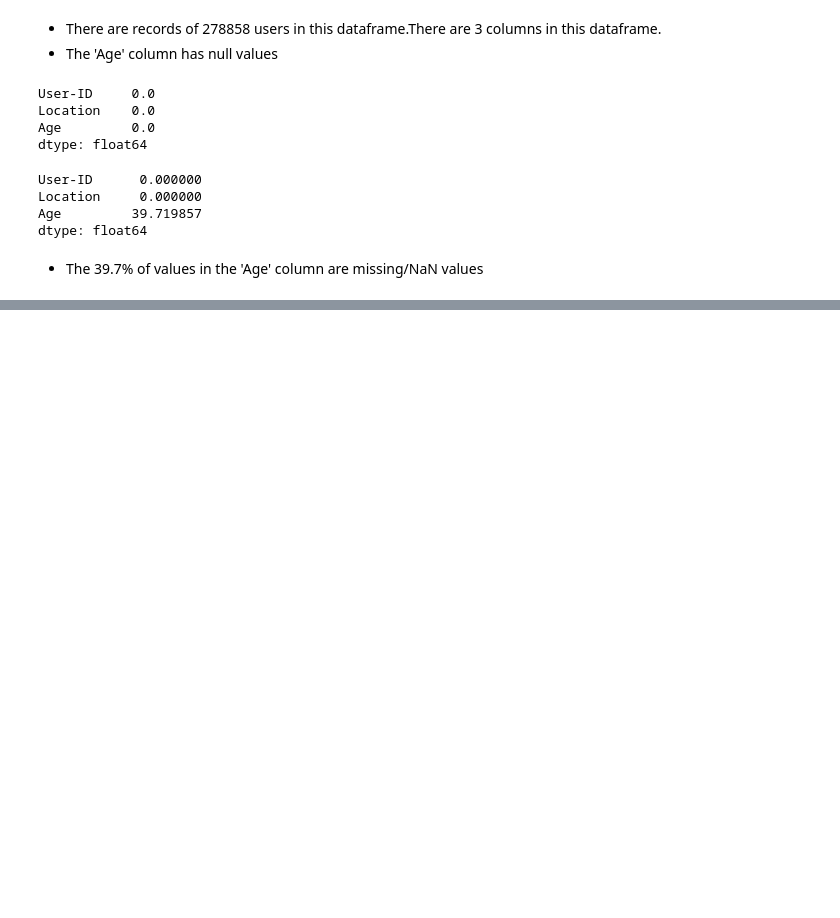
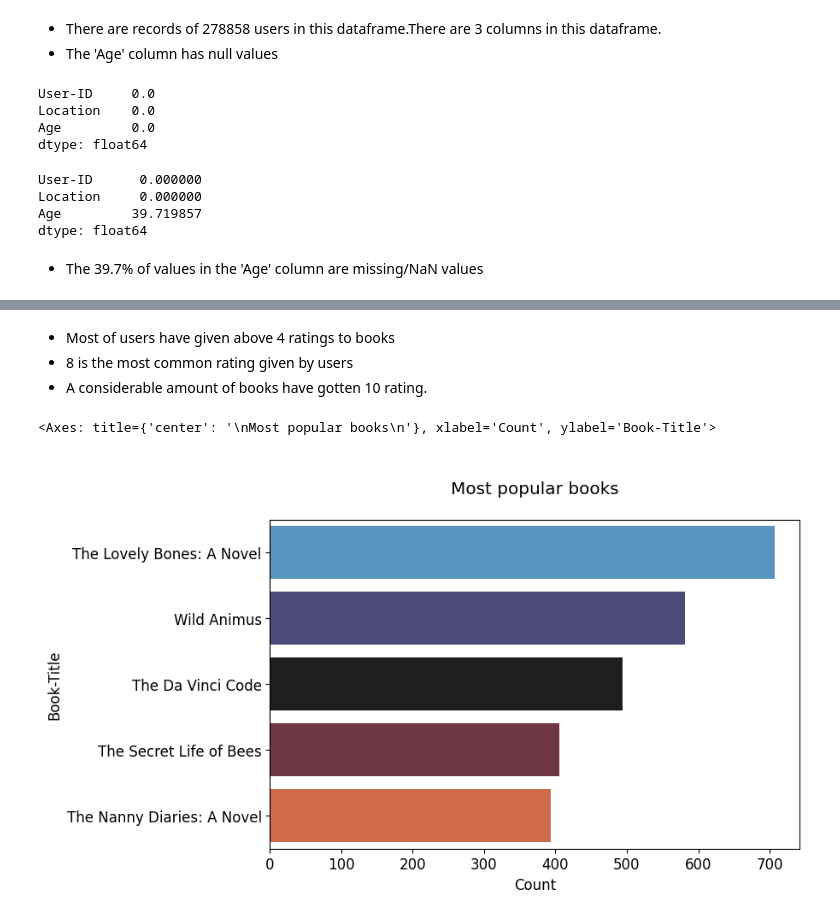
Before and after one commit to Ankita-chouhan-github/Book-Recommendation-System, a Jupyter notebook: Unsupervised_ML_Capstone_Project.ipynb, the cells around one changed output, grey strips where cells are left out. Saved outputs shown, nothing was run; the diff lists cells and outputs as text; code cells hidden in the pictures; blank space fills up the shorter version.

```diff
--- a/Unsupervised_ML_Capstone_Project.ipynb
+++ b/Unsupervised_ML_Capstone_Project.ipynb
@@ -344,0 +754,17 @@ dtype: float64
+# %% [markdown]
+* Most of users have given above 4 ratings to books
+* 8 is the most common rating given by users
+* A considerable amount of books have gotten 10 rating.
+# %%
+# top 5 most popular books
+
+popular = df.groupby('Book-Title')['Book-Rating'].count().reset_index().sort_values(by='Book-Rating', ascending=False)[:5]
+popular.columns = ['Book-Title', 'Count']
+
+plt.figure(figsize=[8, 5])
+plt.rc('font', size=12)
+plt.title('\nMost popular books\n')
+sns.barplot(data=popular, y='Book-Title', x='Count', palette = 'icefire')
+# %% [output]
+<Axes: title={'center': '\nMost popular books\n'}, xlabel='Count', ylabel='Book-Title'>
+[figure, added]
```
Also changed, not shown: parts of 60 cells of this notebook.
